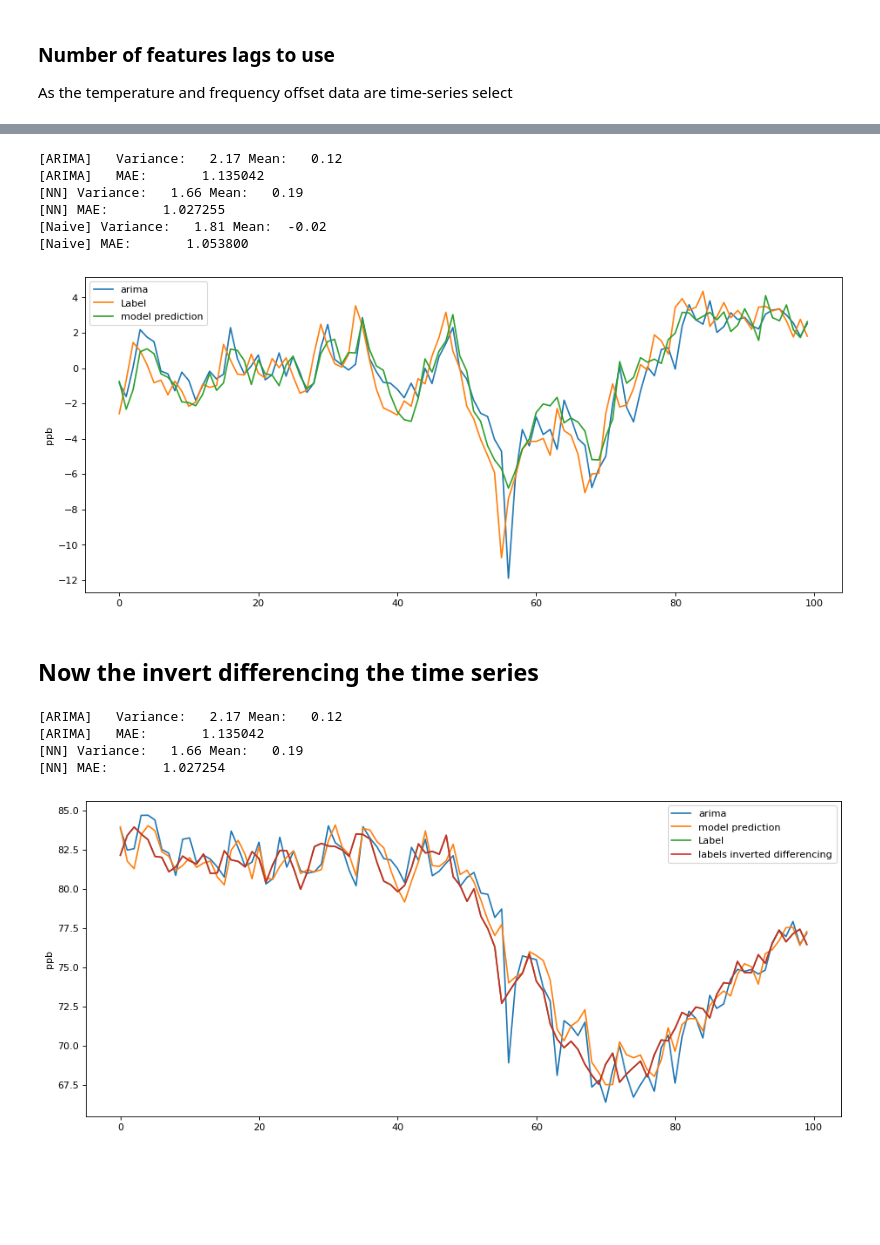
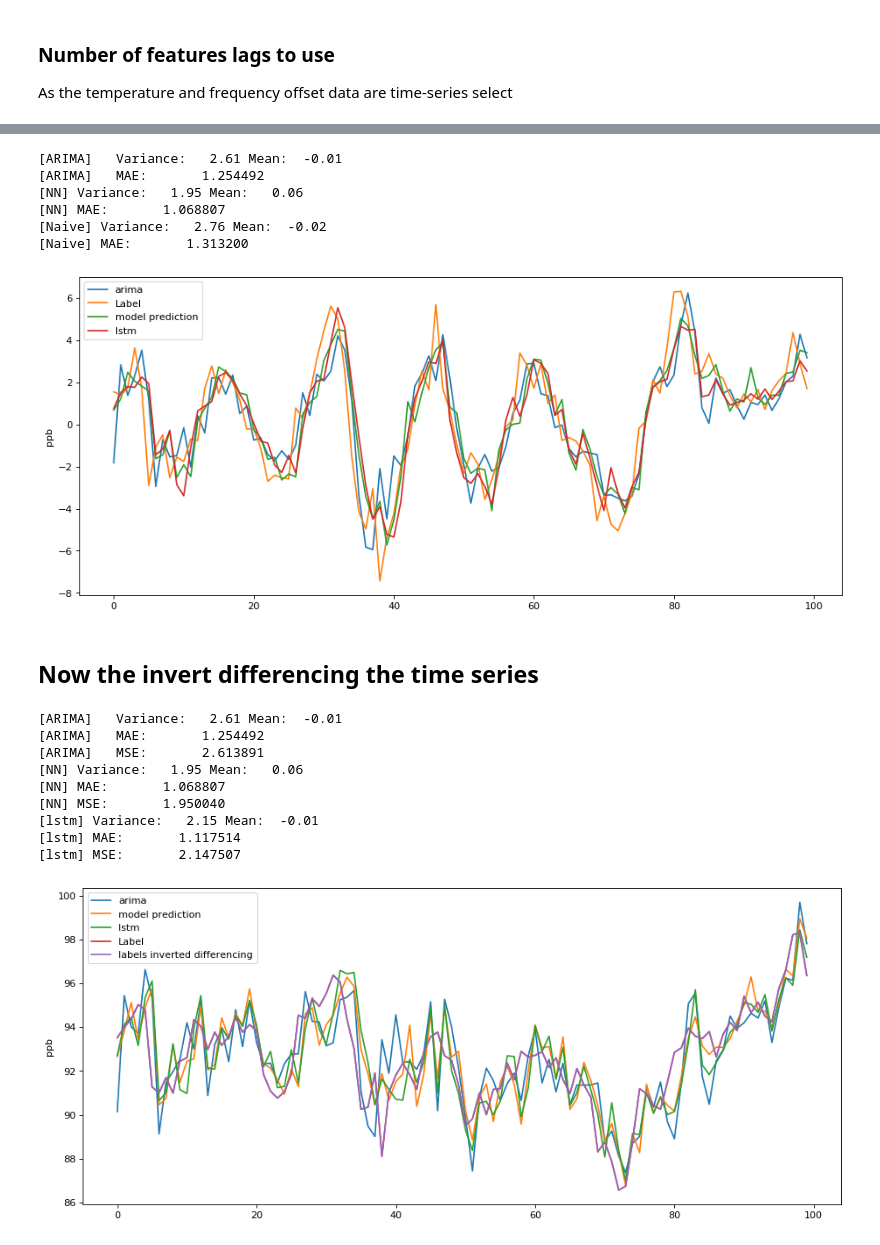
Before and after one commit to rodgdutra/Neural_network, a Jupyter notebook: time_series_bovespa/ibov_time_series.ipynb, the cells around one changed output, grey strips where cells are left out. Drawn from its saved outputs; the diff is of its cells as text; code cells hidden in the pictures; blank space fills up the shorter version.

```diff
--- a/time_series_bovespa/ibov_time_series.ipynb
+++ b/time_series_bovespa/ibov_time_series.ipynb
@@ -687,7 +727,7 @@ model.compile(loss="mse", optimizer=optimizer)
 history = model.fit(
     x_train,
     y_train,
-    validation_split=0.2,
+    validation_data=(x_val, y_val),
     batch_size=n_mini_batch,
     epochs=n_epochs,
     callbacks=[
@@ -795,11 +846,14 @@ Epoch 00005: early stopping
 # %%
 # Test some predictions
 y_nn = model.predict(x_test)
+y_lstm = lstm.predict(xh_test)
 y_nn = y_nn.flatten()
+y_lstm = y_lstm.flatten()
 n_pred = len(y_nn)
 
 plt.figure()
 plt.plot(i_test, y_nn, label="model")
+plt.plot(i_test, y_lstm, label="lstm")
 plt.plot(i_test, y_test.flatten(), label="Label")
 plt.legend()
 plt.ylabel("ppb")
@@ -900,6 +966,7 @@ plot_size = len(y_arima)
 yh_test_r = y_test.flatten()
 yh_test_p = yh_test_r[:plot_size]
 y_nn_p    = y_nn[:plot_size]
+y_lstm_p    = y_lstm[:plot_size]
 
 # ARIMA results
 y_arima = np.array(y_arima).flatten()
@@ -908,6 +975,7 @@ fig = plt.figure(figsize=(14, 6), dpi= 80, facecolor='w', edgecolor='k')
 plt.plot(np.arange(0, len(y_arima)), y_arima, label="arima")
 plt.plot(np.arange(0, len(yh_test_p)), yh_test_p, label="Label")
 plt.plot(np.arange(0, len(y_nn_p)), y_nn_p, label="model prediction")
+plt.plot(np.arange(0, len(y_nn_p)), y_lstm_p, label="lstm")
 # plt.plot(np.arange(0, len(y_nn_p)), naive, label="naive prediction")
 plt.legend()
 plt.ylabel("ppb")
@@ -932,21 +1000,22 @@ print(
 )
 print("[Naive] MAE:       %f " % mean_absolute_error(naive, yh_test_p))
 # %% [output]
-[ARIMA]   Variance:   2.17 Mean:   0.12
-[ARIMA]   MAE:       1.135042
-[NN] Variance:   1.66 Mean:   0.19
-[NN] MAE:       1.027255
-[Naive] Variance:   1.81 Mean:  -0.02
-[Naive] MAE:       1.053800
+[ARIMA]   Variance:   2.61 Mean:  -0.01
+[ARIMA]   MAE:       1.254492
+[NN] Variance:   1.95 Mean:   0.06
+[NN] MAE:       1.068807
+[Naive] Variance:   2.76 Mean:  -0.02
+[Naive] MAE:       1.313200
-[figure, old version]
+[figure, new version]
 # %% [markdown]
 ## Now the invert differencing the time series
 # %%
 series = price
 lag = 8
 y_arima_p = y_arima
-split_id    = i_train.max() + N + 1 + lag
+split_id    = i_val.max() + N + 1 + lag
 past_period = series[split_id-lag:split_id]
+y_lstm_p[:lag]      = past_period + y_lstm[:lag]
 y_nn_p[:lag]      = past_period + y_nn[:lag]
 y_arima_p[:lag]   = past_period + y_arima[:lag]
 yh_test_p[:lag]      = past_period +yh_test_p[:lag]
@@ -955,38 +1024,55 @@ true_labels = series[split_id:split_id+pred_size]
 for i in range(lag,pred_size):
     past_value = series[split_id-lag+i]
     y_nn_p[i]  = y_nn_p[i] + past_value
+    y_lstm_p[i]  = y_lstm_p[i] + past_value
     y_arima_p[i] = y_arima_p[i] + past_value
     yh_test_r[i]   = yh_test_r[i] + past_value
 # %%
 # ARIMA results
 y_arima = np.array(y_arima).flatten()
 naive = np.concatenate((yh_test_p[1:],[0]))
 fig = plt.figure(figsize=(14, 6), dpi= 80, facecolor='w', edgecolor='k')
 plt.plot(np.arange(0, len(y_arima_p)), y_arima_p, label="arima")
 plt.plot(np.arange(0, len(y_nn_p)), y_nn_p, label="model prediction")
+plt.plot(np.arange(0, len(y_nn_p)), y_lstm_p, label="lstm")
 plt.plot(np.arange(0, len(true_labels)), true_labels, label="Label")
 plt.plot(np.arange(0, len(yh_test_r[:pred_size])), yh_test_r[:pred_size], label="labels inverted differencing")
 #plt.plot(np.arange(0, len(y_nn_p)), naive, label="naive prediction")
 plt.legend()
 plt.ylabel("ppb")
 
 # Holdover error
 arima_err = y_arima_p - true_labels
 y_nn_temp_err = y_nn_p - true_labels
-
+y_lstm_err = y_lstm_p - true_labels
 
 # 100 step error
 print("[ARIMA]   Variance: %6.2f Mean: %6.2f"%(np.var(arima_err), np.mean(arima_err)))
 print("[ARIMA]   MAE:       %f " %mean_absolute_error(y_arima_p, true_labels))
+print("[ARIMA]   MSE:       %f " %mean_squared_error(y_arima_p, true_labels))
 
 print(
     "[NN] Variance: %6.2f Mean: %6.2f"
     % (np.var(y_nn_temp_err), np.mean(y_nn_temp_err))
 )
 print("[NN] MAE:       %f " % mean_absolute_error(y_nn_p, true_labels))
+print("[NN] MSE:       %f " % mean_squared_error(y_nn_p, true_labels))
+
+
+print(
+    "[lstm] Variance: %6.2f Mean: %6.2f"
+    % (np.var(y_lstm_err), np.mean(y_lstm_err))
+)
+print("[lstm] MAE:       %f " % mean_absolute_error(y_lstm_p, true_labels))
+print("[lstm] MSE:       %f " % mean_squared_error(y_lstm_p, true_labels))
 # %% [output]
-[ARIMA]   Variance:   2.17 Mean:   0.12
-[ARIMA]   MAE:       1.135042
-[NN] Variance:   1.66 Mean:   0.19
-[NN] MAE:       1.027254
+[ARIMA]   Variance:   2.61 Mean:  -0.01
+[ARIMA]   MAE:       1.254492
+[ARIMA]   MSE:       2.613891
+[NN] Variance:   1.95 Mean:   0.06
+[NN] MAE:       1.068807
+[NN] MSE:       1.950040
+[lstm] Variance:   2.15 Mean:  -0.01
+[lstm] MAE:       1.117514
+[lstm] MSE:       2.147507
-[figure, old version]
+[figure, new version]
```
Also changed, not shown: parts of 23 cells of this notebook.
